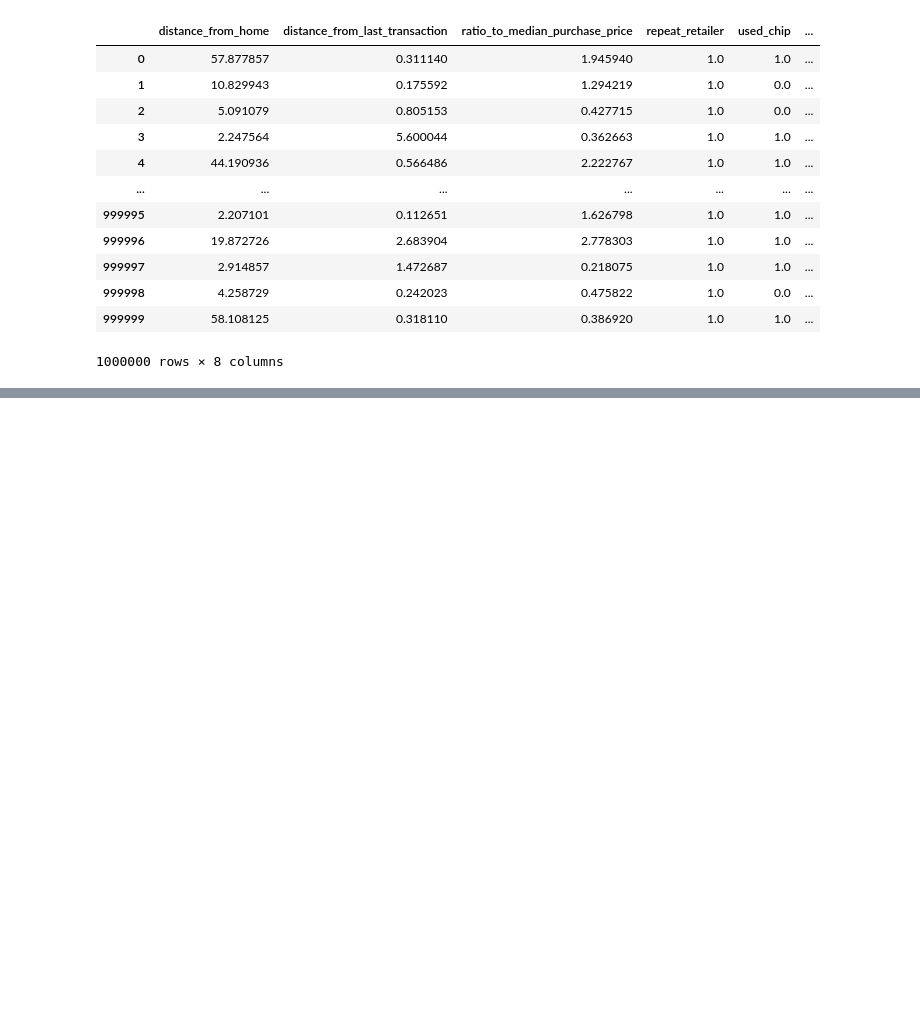
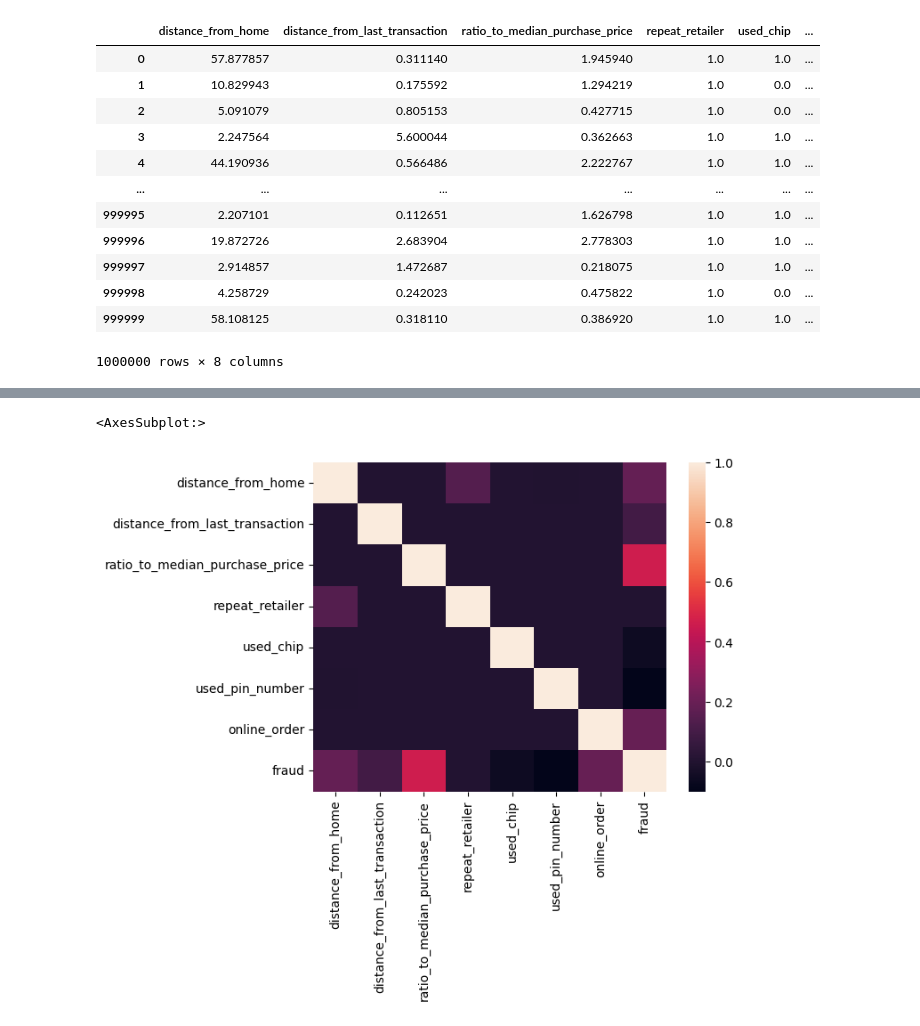
Before and after one commit to DonovanTong/credit-card-fraud-model, a Jupyter notebook: Untitled.ipynb, the cells around one changed output, grey strips where cells are left out. Cells and saved outputs as stored; diff of their text form; code cells hidden in the pictures; blank space fills up the shorter version.

```diff
--- a/Untitled.ipynb
+++ b/Untitled.ipynb
@@ -21,0 +41,5 @@ df
+# %%
+sns.heatmap(df.corr())
+# %% [output]
+<AxesSubplot:>
+[figure, added]
```
Also changed, not shown: parts of 14 cells of this notebook.
